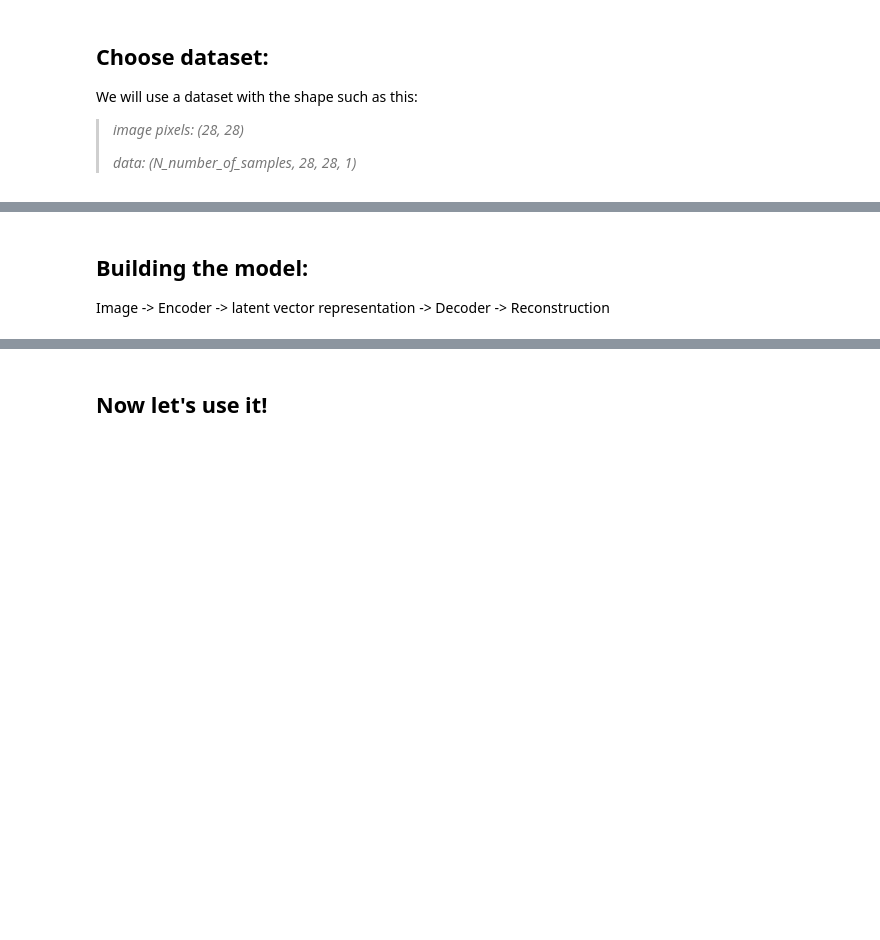
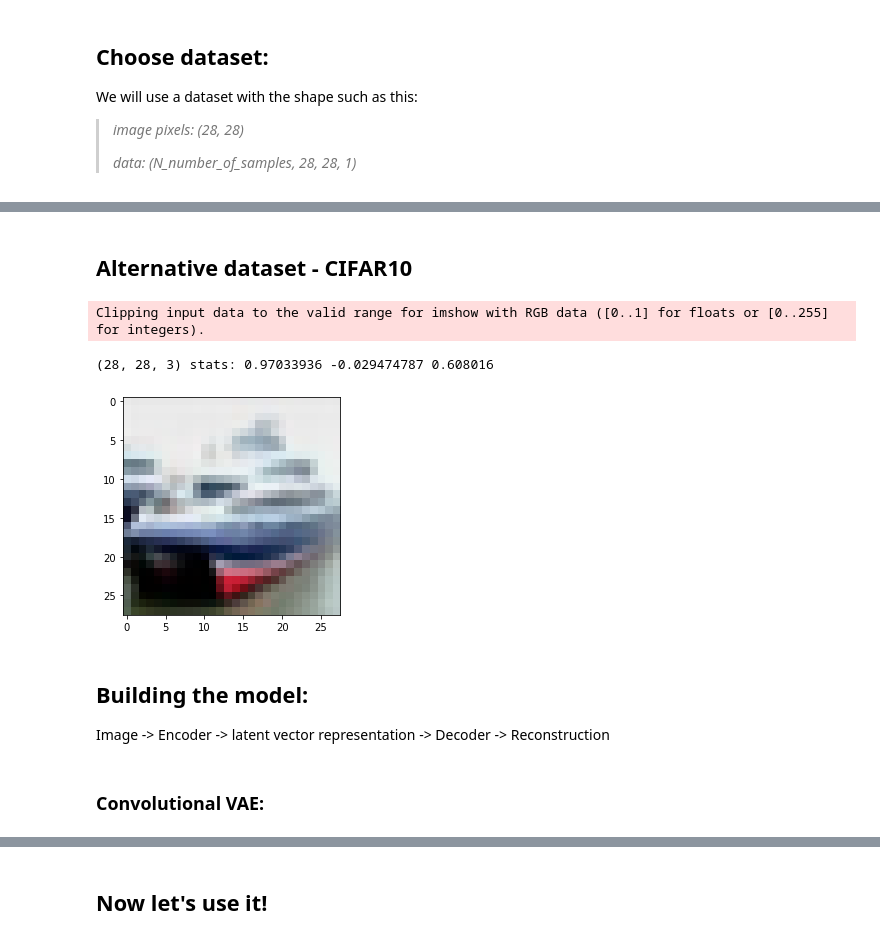
Before and after one commit to previtus/cci_AI_for_the_Media, a Jupyter notebook: week07_latent-spaces/aim07_convolutional_VAE.ipynb, the cells around one changed output, grey strips where cells are left out. Drawn from its saved outputs; the diff is of its cells as text; code cells hidden in the pictures; blank space fills up the shorter version.

```diff
--- a/week07_latent-spaces/aim07_convolutional_VAE.ipynb
+++ b/week07_latent-spaces/aim07_convolutional_VAE.ipynb
@@ -138,6 +118,46 @@ plt.show()
+# %% [markdown]
+## Alternative dataset - CIFAR10
+# %%
+import keras
+train, test = keras.datasets.cifar10.load_data()
+x_train, y_train = train
+x_test, y_test = test
+
+x_train = x_train.astype('float32') / 255
+x_test = x_test.astype('float32') / 255
+#print(x_train.shape, y_train.shape, x_test.shape, y_test.shape)
+output_channels = 3
+
+print("We loaded the MNIST dataset:")
+print("input_shape:", input_shape)
+print("x_train:", x_train.shape)
+print("x_test:", x_test.shape)
+# %%
+import cv2
+x_train = [cv2.resize(image, (28, 28), interpolation=cv2.INTER_CUBIC) for image in x_train]
+x_train = np.asarray(x_train)
+x_test = [cv2.resize(image, (28, 28), interpolation=cv2.INTER_CUBIC) for image in x_test]
+x_test = np.asarray(x_test)
+input_shape = x_train[0].shape
+
+print("x_train:", x_train.shape)
+print("x_test:", x_test.shape)
+# %%
+x1 = x_test[1] #
+print(x1.shape, "stats:", np.max(x1), np.min(x1), np.mean(x1))
+
+plt.figure(figsize=(4,4))
+plt.imshow(x1[:,:], vmin=0.0, vmax=1.0)
+plt.show()
+# %% [output]
+Clipping input data to the valid range for imshow with RGB data ([0..1] for floats or [0..255] for integers).
+(28, 28, 3) stats: 0.97033936 -0.029474787 0.608016
+[figure, added]
 # %% [markdown]
 ## Building the model:
 
 Image -> Encoder -> latent vector representation -> Decoder -> Reconstruction
+# %% [markdown]
+### Convolutional VAE:
 # %%
 # network parameters
```
Also changed, not shown: parts of 27 cells of this notebook.
